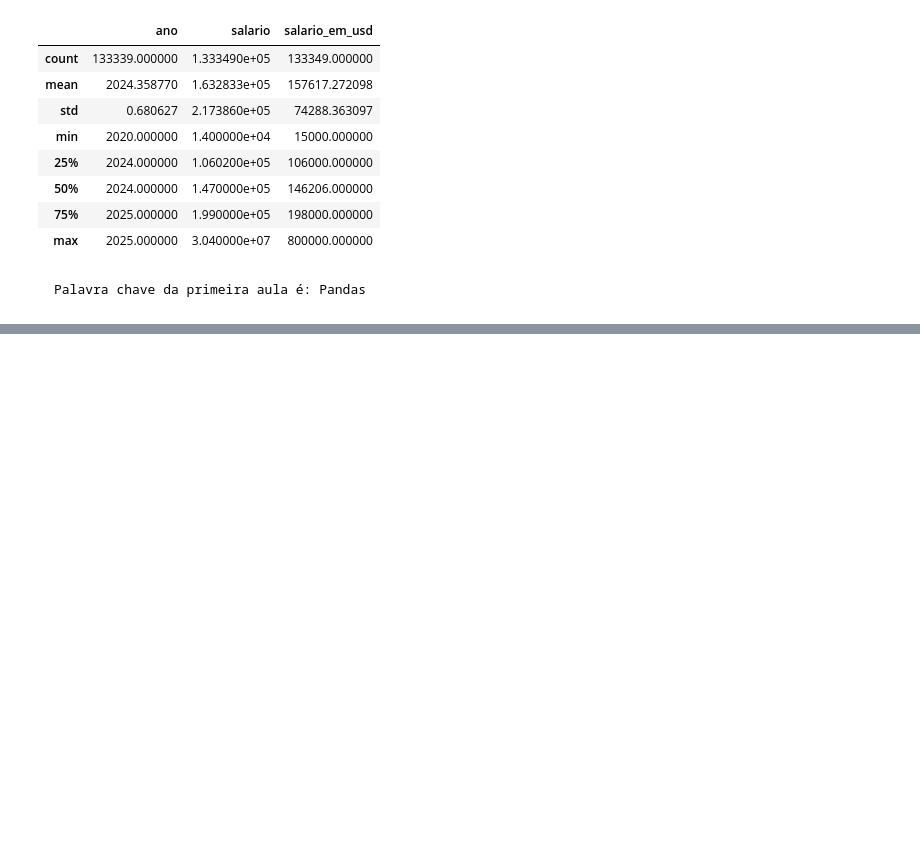
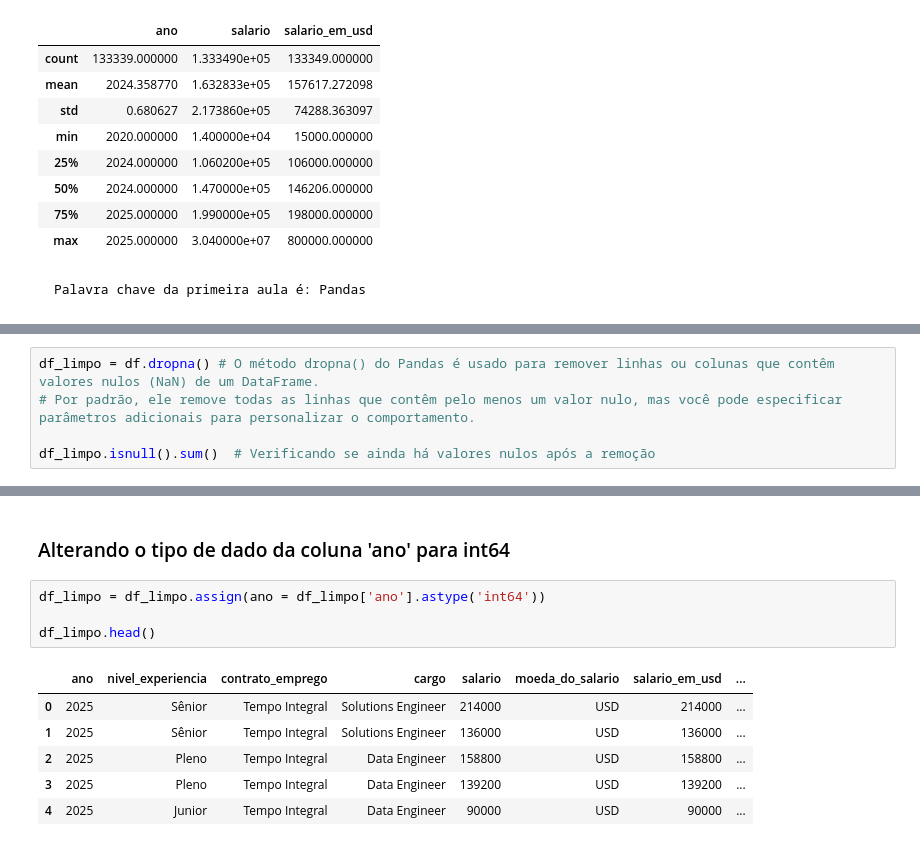
Before and after one commit to brunomartins009/Imersao-em-dados-com-Python---Alura, a Jupyter notebook: Código fonte/main.ipynb, the cells around one changed output, grey strips where cells are left out. Saved outputs shown, nothing was run; the diff lists cells and outputs as text; blank space fills up the shorter version.

```diff
--- a/Código fonte/main.ipynb
+++ b/Código fonte/main.ipynb
@@ -213,0 +357,5 @@ df.describe()
+# %%
+df_limpo = df.dropna() # O método dropna() do Pandas é usado para remover linhas ou colunas que contêm valores nulos (NaN) de um DataFrame.
+# Por padrão, ele remove todas as linhas que contêm pelo menos um valor nulo, mas você pode especificar parâmetros adicionais para personalizar o comportamento.
+
+df_limpo.isnull().sum()  # Verificando se ainda há valores nulos após a remoção
@@ -213,0 +405,13 @@ df.describe()
+# %% [markdown]
+###  Alterando o tipo de dado da coluna 'ano' para int64
+# %%
+df_limpo = df_limpo.assign(ano = df_limpo['ano'].astype('int64'))
+
+df_limpo.head()
+# %% [output]
+|  | ano | nivel_experiencia | contrato_emprego | cargo | salario | moeda_do_salario | salario_em_usd | ... |
+| 0 | 2025 | Sênior | Tempo Integral | Solutions Engineer | 214000 | USD | 214000 | ... |
+| 1 | 2025 | Sênior | Tempo Integral | Solutions Engineer | 136000 | USD | 136000 | ... |
+| 2 | 2025 | Pleno | Tempo Integral | Data Engineer | 158800 | USD | 158800 | ... |
+| 3 | 2025 | Pleno | Tempo Integral | Data Engineer | 139200 | USD | 139200 | ... |
+| 4 | 2025 | Junior | Tempo Integral | Data Engineer | 90000 | USD | 90000 | ... |
```
Also changed, not shown: parts of 24 cells of this notebook.
